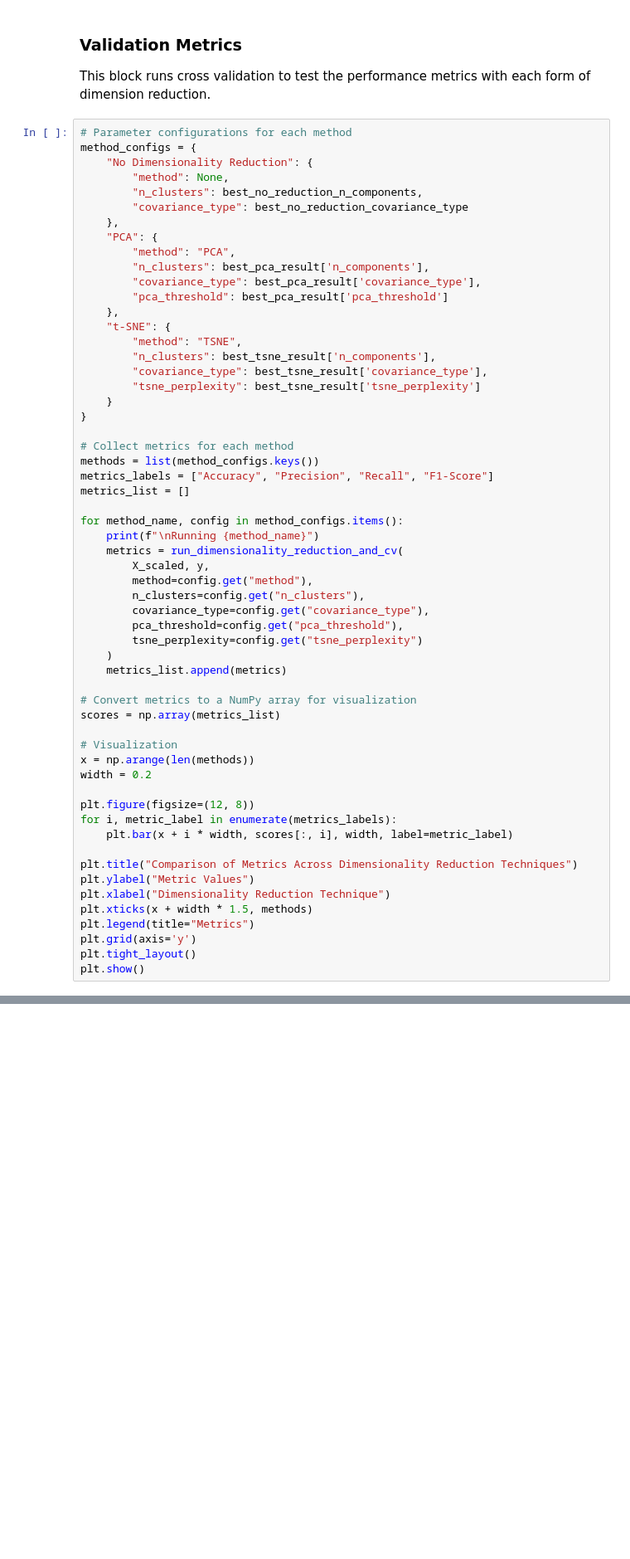
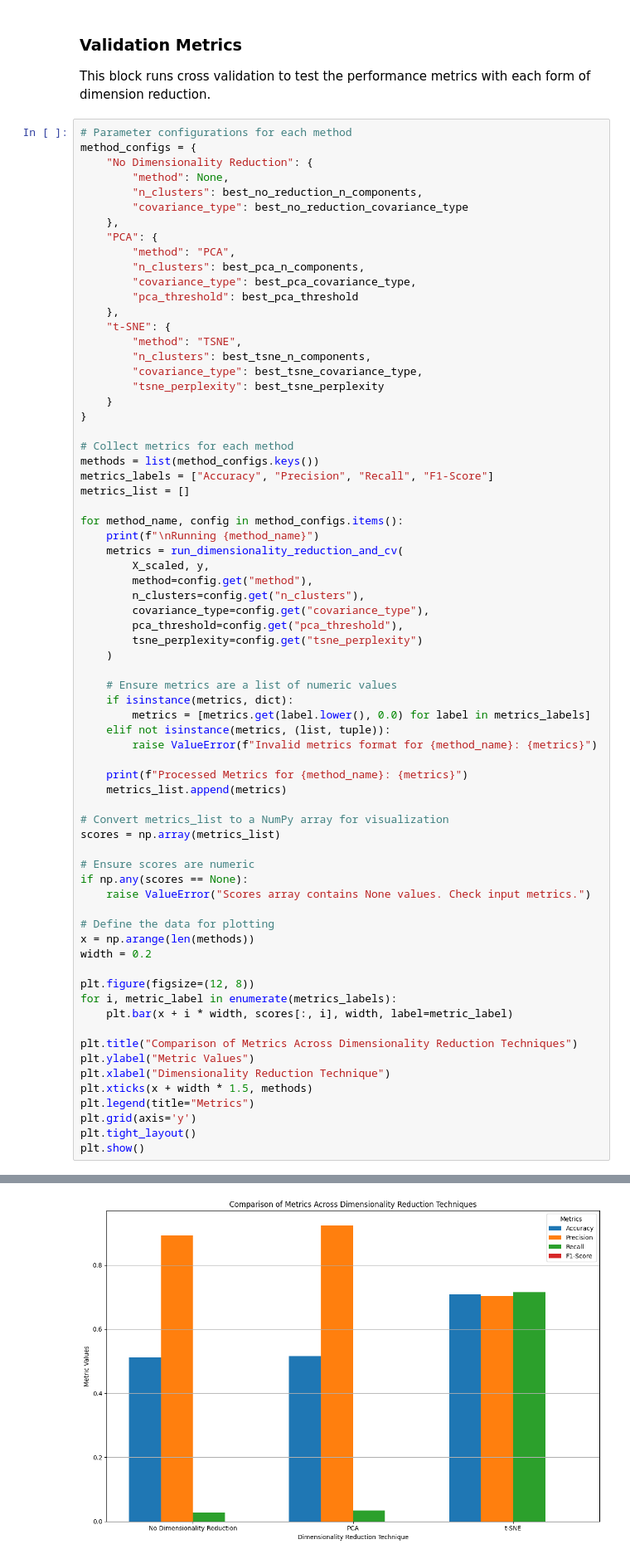
Before and after one commit to rrangelvargas/INM701, a Jupyter notebook: src/maingmm.ipynb, the cells around one changed output, grey strips where cells are left out. Shown at 83% size. Saved outputs shown, nothing was run; the diff lists cells and outputs as text; blank space fills up the shorter version.

```diff
--- a/src/maingmm.ipynb
+++ b/src/maingmm.ipynb
@@ -647,15 +731,15 @@ method_configs = {
     },
     "PCA": {
         "method": "PCA",
-        "n_clusters": best_pca_result['n_components'],
-        "covariance_type": best_pca_result['covariance_type'],
-        "pca_threshold": best_pca_result['pca_threshold']
+        "n_clusters": best_pca_n_components,
+        "covariance_type": best_pca_covariance_type,
+        "pca_threshold": best_pca_threshold
     },
     "t-SNE": {
         "method": "TSNE",
-        "n_clusters": best_tsne_result['n_components'],
-        "covariance_type": best_tsne_result['covariance_type'],
-        "tsne_perplexity": best_tsne_result['tsne_perplexity']
+        "n_clusters": best_tsne_n_components,
+        "covariance_type": best_tsne_covariance_type,
+        "tsne_perplexity": best_tsne_perplexity
     }
 }
 
@@ -674,12 +758,24 @@ for method_name, config in method_configs.items():
         pca_threshold=config.get("pca_threshold"),
         tsne_perplexity=config.get("tsne_perplexity")
     )
+
+    # Ensure metrics are a list of numeric values
+    if isinstance(metrics, dict):
+        metrics = [metrics.get(label.lower(), 0.0) for label in metrics_labels]
+    elif not isinstance(metrics, (list, tuple)):
+        raise ValueError(f"Invalid metrics format for {method_name}: {metrics}")
+
+    print(f"Processed Metrics for {method_name}: {metrics}")
     metrics_list.append(metrics)
 
-# Convert metrics to a NumPy array for visualization
+# Convert metrics_list to a NumPy array for visualization
 scores = np.array(metrics_list)
 
-# Visualization
+# Ensure scores are numeric
+if np.any(scores == None):
+    raise ValueError("Scores array contains None values. Check input metrics.")
+
+# Define the data for plotting
 x = np.arange(len(methods))
 width = 0.2
 
@@ -695,3 +791,4 @@ plt.legend(title="Metrics")
 plt.grid(axis='y')
 plt.tight_layout()
 plt.show()
+# %% [output]
@@ -698,3 +812,4 @@ plt.show()
+[figure, added]
 # %% [markdown]
 No Reduction and PCA demonstrate a very high precision value but a low recall and F-1 score. This is because the model seems to only be guessing positive when it is extremely sure, leading to a high precision, but this high standard causes the model to overlook other positive cases, which leads to the low recall and F1. t-SNE seems to improve the all metrics because it makes a wider range of predictions.
 # %% [markdown]
```
Also changed, not shown: parts of 15 cells of this notebook, 1 other file.
